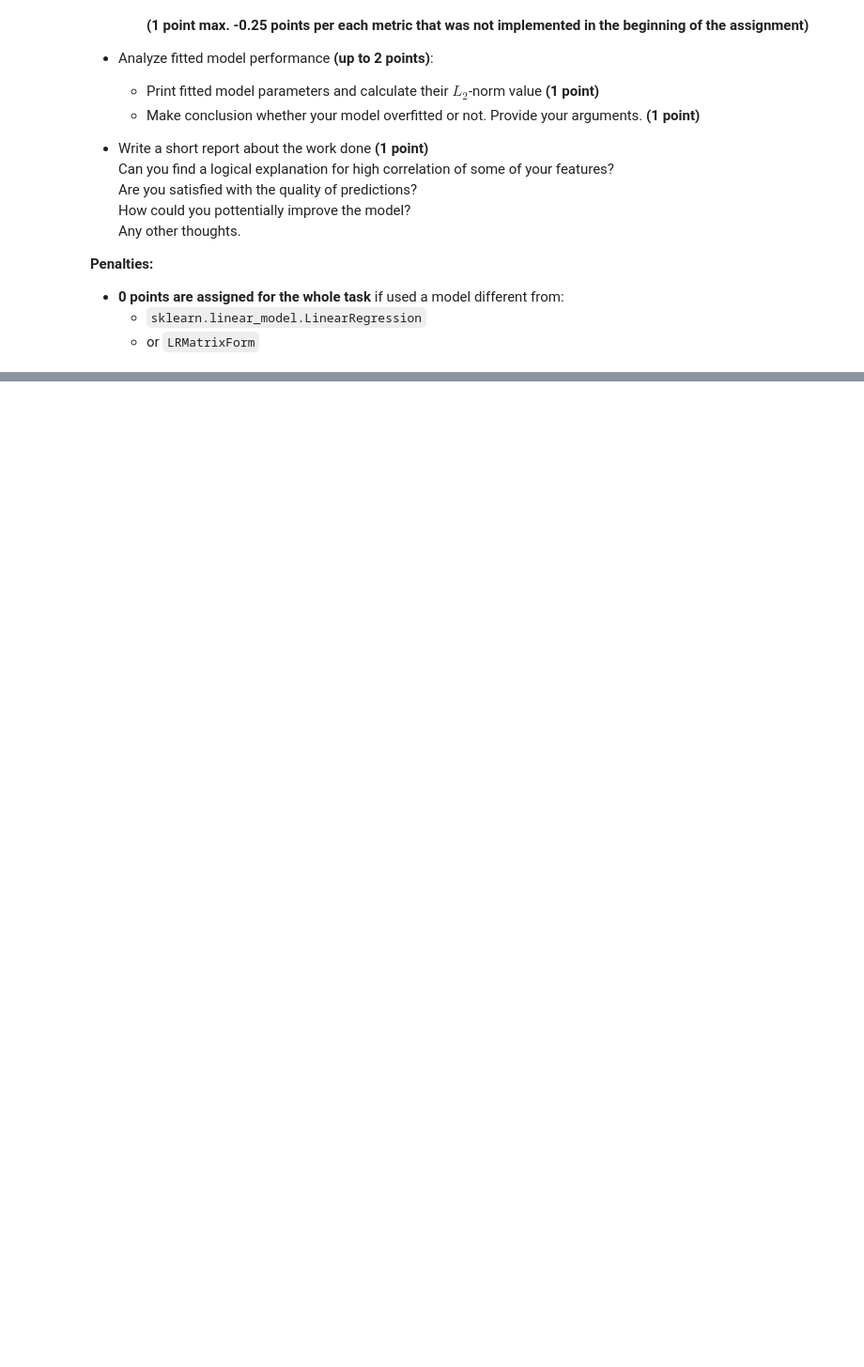
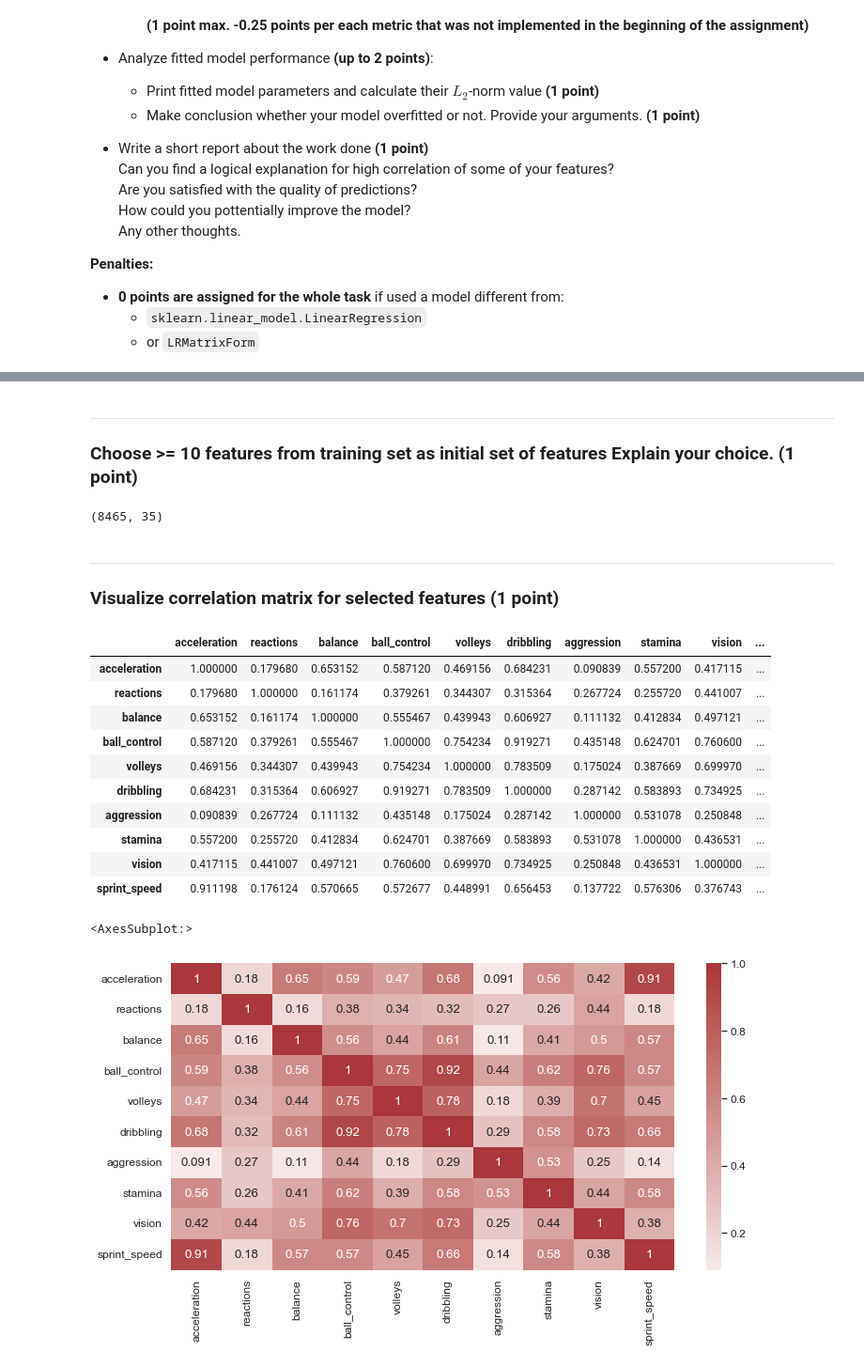
Before and after one commit to reagentjs/rss-ml-q1-2022-1, a Jupyter notebook: linear.ipynb, the cells around one changed output, grey strips where cells are left out. Shown at 94% size. Drawn from its saved outputs; the diff is of its cells as text; code cells hidden in the pictures; blank space fills up the shorter version.

```diff
--- a/linear.ipynb
+++ b/linear.ipynb
@@ -1645,0 +1671,51 @@ Steps you need to follow:
+# %% [markdown]
+<hr>
+
+### Choose >= 10 features from training set as initial set of features Explain your choice. (1 point)
+# %%
+target = 'agility'
+features = [
+    'acceleration',
+    'reactions',
+    'balance',
+    'ball_control',
+    'volleys',
+    'dribbling',
+    'aggression',
+    'stamina',
+    'vision',
+    'sprint_speed',
+]
+
+# check if array of features doesn't contain duplicates
+duplicates_in_features = set([x for x in features if features.count(x) > 1])
+assert len(duplicates_in_features) == 0
+
+# check if array contains min number of features
+assert len(features) >= 10
+
+x_train_final, y_train_final, x_test_final, y_test_final = get_train_test_data(features, target)
+# %% [output]
+(8465, 35)
+# %% [markdown]
+<hr>
+
+### Visualize correlation matrix for selected features (1 point)
+# %%
+correlation_matrix_final = x_train_final.corr()
+display(correlation_matrix_final)
+sns.heatmap(data=correlation_matrix_final, center=0, cmap='vlag', annot=True)
+# %% [output]
+|  | acceleration | reactions | balance | ball_control | volleys | dribbling | aggression | stamina | vision | ... |
+| acceleration | 1.000000 | 0.179680 | 0.653152 | 0.587120 | 0.469156 | 0.684231 | 0.090839 | 0.557200 | 0.417115 | ... |
+| reactions | 0.179680 | 1.000000 | 0.161174 | 0.379261 | 0.344307 | 0.315364 | 0.267724 | 0.255720 | 0.441007 | ... |
+| balance | 0.653152 | 0.161174 | 1.000000 | 0.555467 | 0.439943 | 0.606927 | 0.111132 | 0.412834 | 0.497121 | ... |
+| ball_control | 0.587120 | 0.379261 | 0.555467 | 1.000000 | 0.754234 | 0.919271 | 0.435148 | 0.624701 | 0.760600 | ... |
+| volleys | 0.469156 | 0.344307 | 0.439943 | 0.754234 | 1.000000 | 0.783509 | 0.175024 | 0.387669 | 0.699970 | ... |
+| dribbling | 0.684231 | 0.315364 | 0.606927 | 0.919271 | 0.783509 | 1.000000 | 0.287142 | 0.583893 | 0.734925 | ... |
+| aggression | 0.090839 | 0.267724 | 0.111132 | 0.435148 | 0.175024 | 0.287142 | 1.000000 | 0.531078 | 0.250848 | ... |
+| stamina | 0.557200 | 0.255720 | 0.412834 | 0.624701 | 0.387669 | 0.583893 | 0.531078 | 1.000000 | 0.436531 | ... |
+| vision | 0.417115 | 0.441007 | 0.497121 | 0.760600 | 0.699970 | 0.734925 | 0.250848 | 0.436531 | 1.000000 | ... |
+| sprint_speed | 0.911198 | 0.176124 | 0.570665 | 0.572677 | 0.448991 | 0.656453 | 0.137722 | 0.576306 | 0.376743 | ... |
+<AxesSubplot:>
+[figure, added]
```
Also changed, not shown: parts of 39 cells of this notebook, 1 other file.
